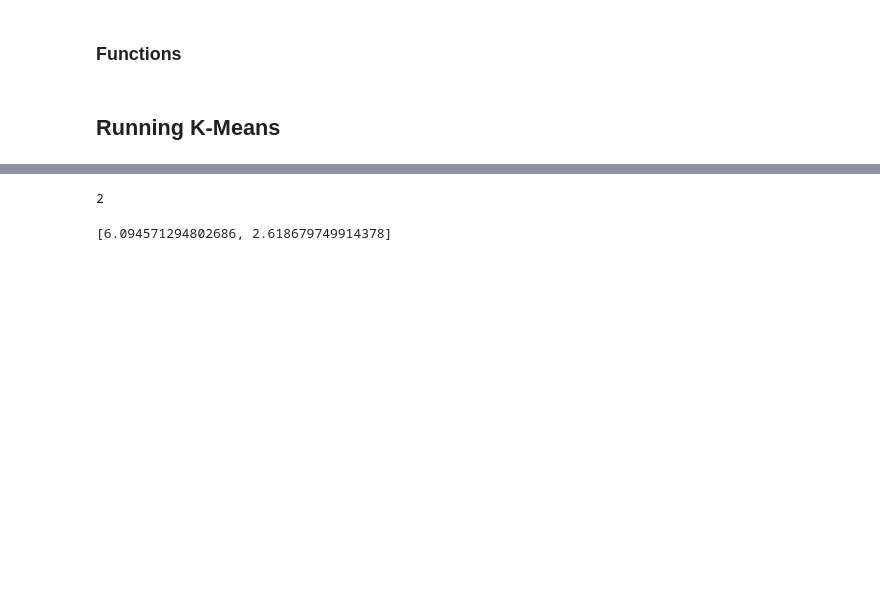
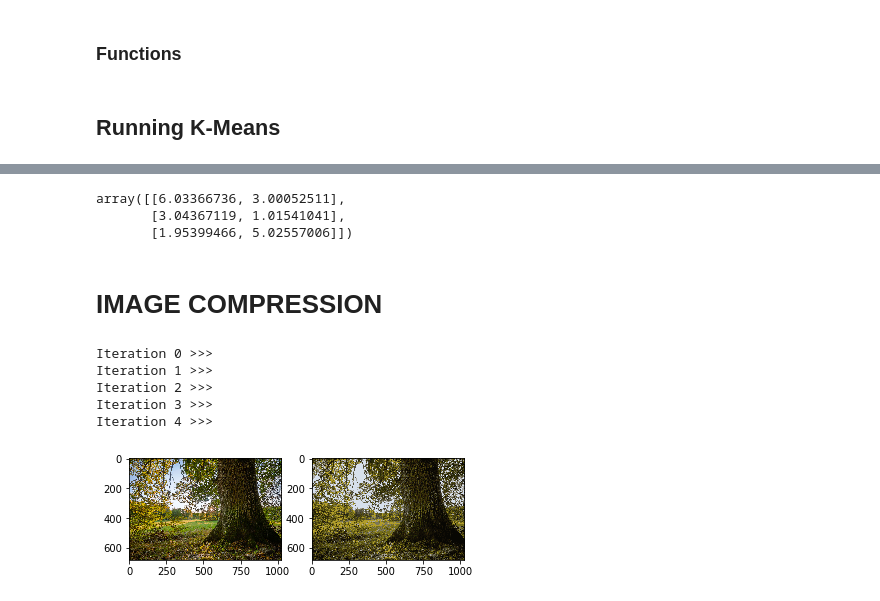
Before and after one commit to hamza1474/ManualAlgorithms, a Jupyter notebook: K-Means/K_means_manual.ipynb, the cells around one changed output, grey strips where cells are left out. Drawn from its saved outputs; the diff is of its cells as text; code cells hidden in the pictures; blank space fills up the shorter version.

```diff
--- a/K-Means/K_means_manual.ipynb
+++ b/K-Means/K_means_manual.ipynb
@@ -42,7 +46,12 @@ plt.scatter(X[0], X[1])
 # %%
 K = 3
 # %%
-init_cent = []
-for i in range(K):
-    j = np.random.randint(1, len(X[1]))
-    init_cent.append([X[0][j], X[1][j]])
+def rndCent(X, K):
+    init_cent = []
+    for i in range(K):
+        j = np.random.randint(1, len(X))
+        init_cent.append(X[j])
+    return init_cent
+# %%
+init_cent = rndCent(np.transpose(X), 3)
+init_cent
@@ -67,7 +80,7 @@ def closest_centroid(X, init_cent):
 def mean(X, idx, K):
     mean = np.zeros((K, len(X)))
     for i in range(K):
-        set = np.multiply(np.reshape(np.asarray(idx == i, dtype=int), (300,1)) , np.transpose(X))
+        set = np.multiply(np.reshape(np.asarray(idx == i, dtype=int), (len(X[1]),1)) , np.transpose(X))
         mean[i]= np.sum(set, axis=0)/(set!=0).sum(0)
     return mean
 # %%
@@ -113,8 +109,38 @@ len(init_cent[0])
-# %%
-len(X)
-# %% [output]
-2
-# %%
-init_cent[1]
-# %% [output]
-[6.094571294802686, 2.618679749914378]
+# %%
+history
+# %% [output]
+array([[6.03366736, 3.00052511],
+       [3.04367119, 1.01541041],
+       [1.95399466, 5.02557006]])
+# %% [markdown]
+# IMAGE COMPRESSION
+# %%
+def compressImage(image, clusters):
+    img=mpimg.imread(image)
+    img = skimage.img_as_float(img)
+    x=img.shape[0]
+    y=img.shape[1]
+    bit=img.shape[2]
+    imX = np.reshape(img, (x*y, bit))
+    init_cent = rndCent(imX, clusters)
+    centroids = run_Kmeans(np.transpose(imX), init_cent, 5)
+    idx = closest_centroid(np.transpose(imX), centroids)
+    idx = idx.astype("int32")
+    Xrec=centroids[idx][:]
+    Xrec = np.reshape(Xrec,(x,y,3))
+    f = plt.figure()
+    f.add_subplot(1,2, 1)
+    plt.imshow(img)
+    f.add_subplot(1,2, 2)
+    plt.imshow(Xrec)
+    plt.show(block=True)
+    return Xrec
+# %%
+compressedImage = compressImage("scene.jpg", 16)
+# %% [output]
+Iteration 0 >>>
+Iteration 1 >>>
+Iteration 2 >>>
+Iteration 3 >>>
+Iteration 4 >>>
+[figure, added]
```
Also changed, not shown: parts of 10 cells of this notebook, 6 other files.
